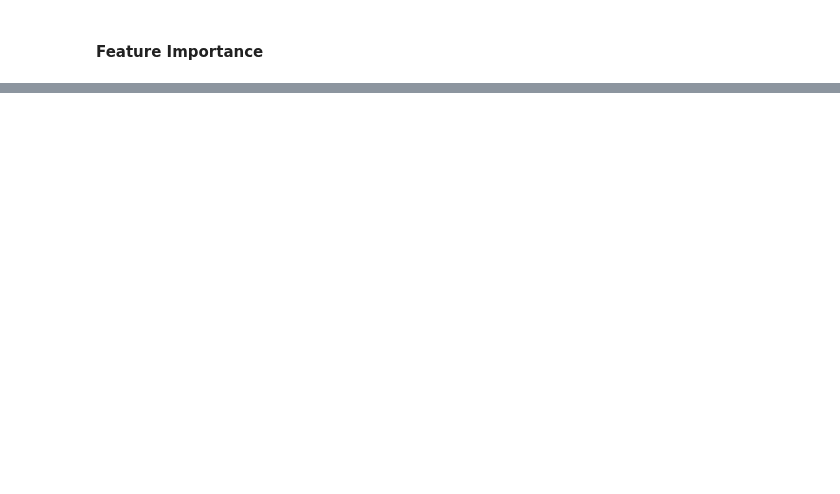
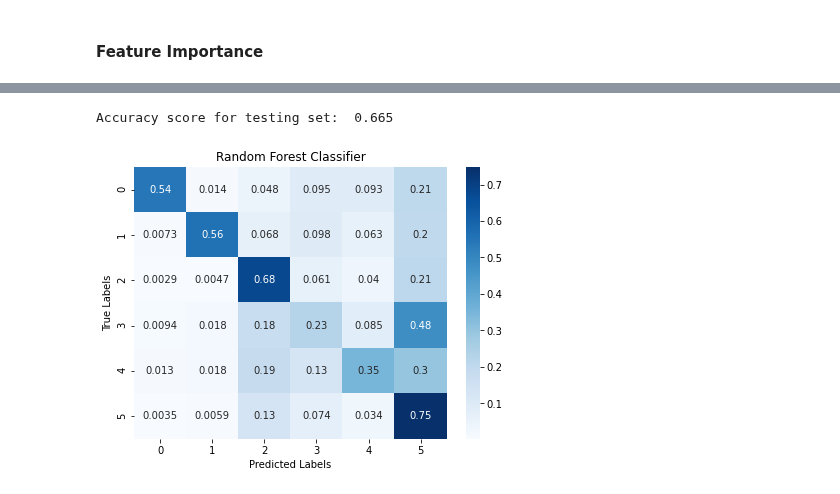
Before and after one commit to joakimTI/GROUP-5-PROJECT, a Jupyter notebook: index.ipynb, the cells around one changed output, grey strips where cells are left out. Saved outputs shown, nothing was run; the diff lists cells and outputs as text; code cells hidden in the pictures; blank space fills up the shorter version.

Commit message:
Model 3: RandomForestClassidfier

```diff
--- a/index.ipynb
+++ b/index.ipynb
@@ -1582,0 +1604,10 @@ plt.show()
+# %%
+# Create a DecisionTreeClassifier object, fit the data and predict the target variable
+rf_model = RandomForestClassifier(random_state=42)
+rf_model.fit(X_train_resampled,y_train_resampled)
+y_pred_rf = rf_model.predict(X_test_full)
+# %%
+show_scores(y_pred_rf, "Random Forest Classifier")
+# %% [output]
+Accuracy score for testing set:  0.665
+[figure, added]
```
Also changed, not shown: parts of 13 cells of this notebook.
